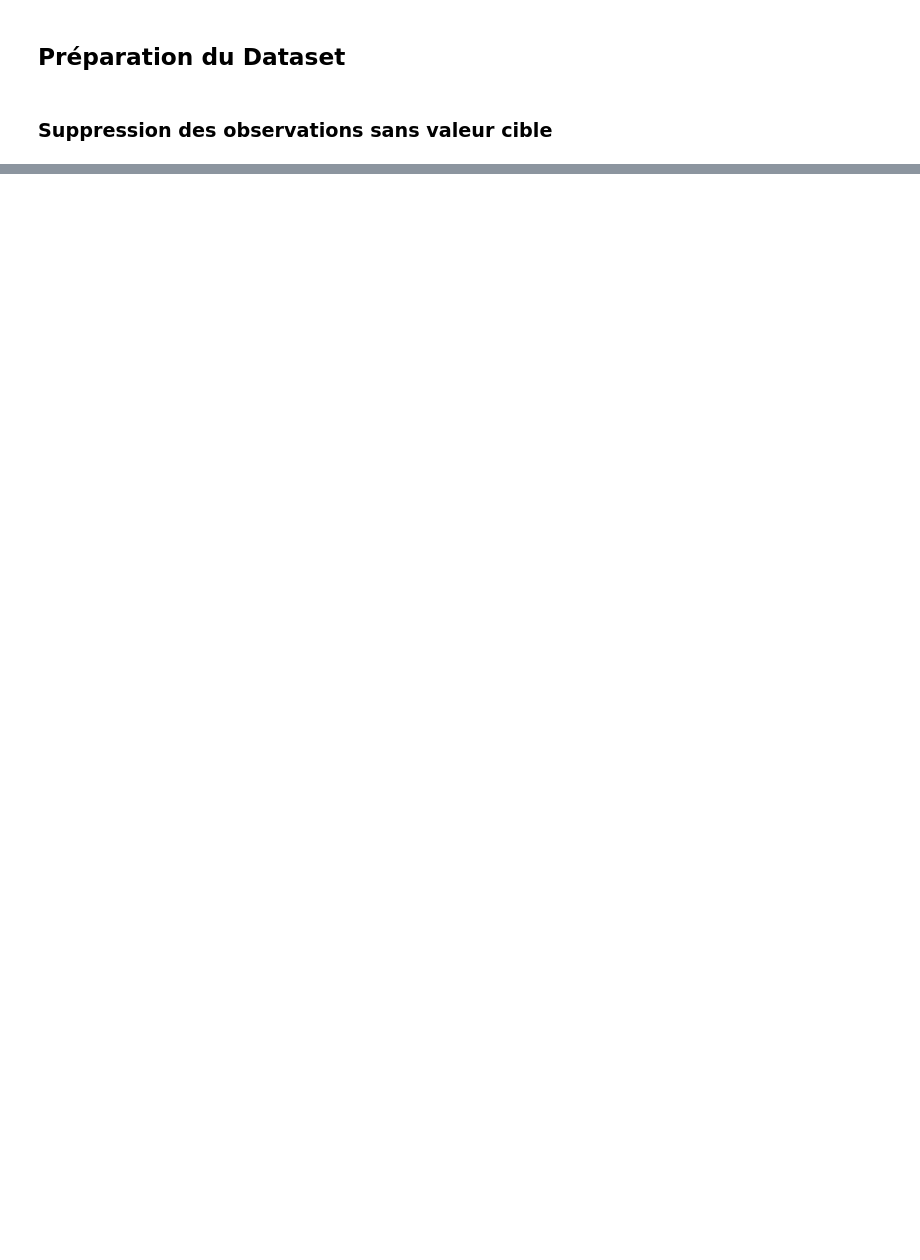
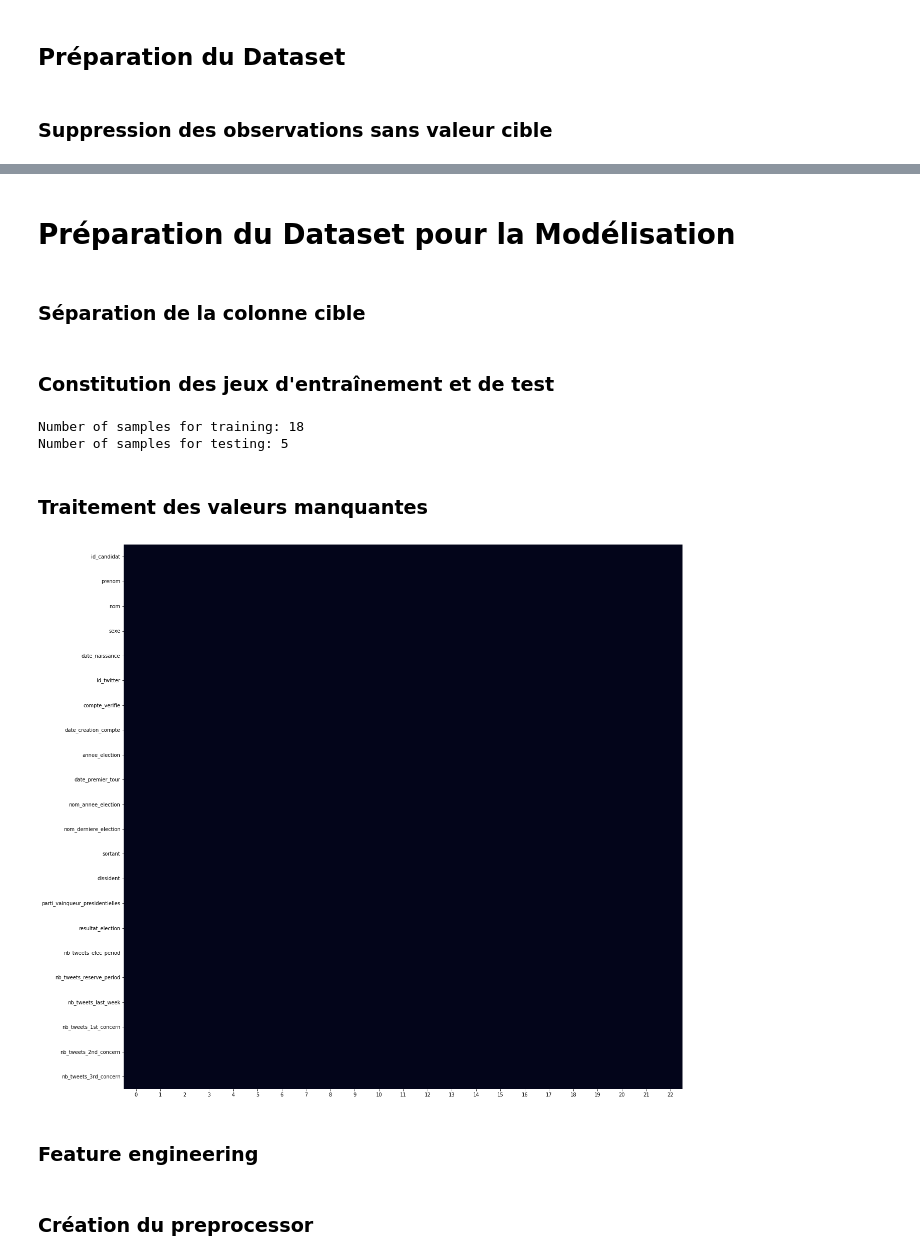
Before and after one commit to Antoine101/ElecTweets, a Jupyter notebook: model_exploration.ipynb, the cells around one changed output, grey strips where cells are left out. Drawn from its saved outputs; the diff is of its cells as text; code cells hidden in the pictures; blank space fills up the shorter version.

```diff
--- a/model_exploration.ipynb
+++ b/model_exploration.ipynb
@@ -64,0 +105,4 @@ df.reset_index(drop=True, inplace=True)
+# %% [markdown]
+# Préparation du Dataset pour la Modélisation
+# %% [markdown]
+### Séparation de la colonne cible
@@ -64,0 +112,22 @@ df.reset_index(drop=True, inplace=True)
+# %% [markdown]
+### Constitution des jeux d'entraînement et de test
+# %%
+X_train, X_test, y_train, y_test = train_test_split(X, y, test_size=0.2, random_state=42, stratify=y)
+print(f"Number of samples for training: {X_train.shape[0]}")
+print(f"Number of samples for testing: {X_test.shape[0]}")
+# %% [output]
+Number of samples for training: 18
+Number of samples for testing: 5
+# %% [markdown]
+### Traitement des valeurs manquantes
+# %%
+df.dropna(axis=1, how="any", inplace=True)
+plt.figure(figsize=(20,20))
+sns.heatmap(df.isnull().sort_index().T, cbar=False)
+plt.show()
+# %% [output]
+[figure, added]
+# %% [markdown]
+### Feature engineering
+# %% [markdown]
+### Création du preprocessor
```
Also changed, not shown: parts of 25 cells of this notebook.
